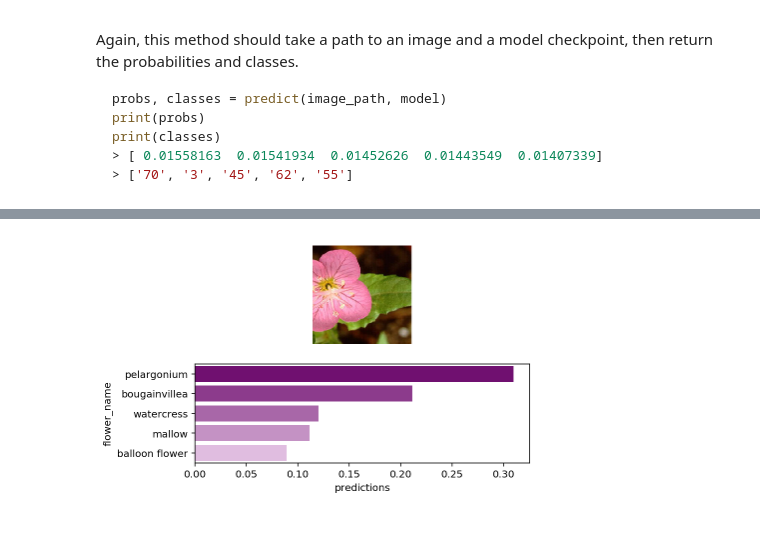
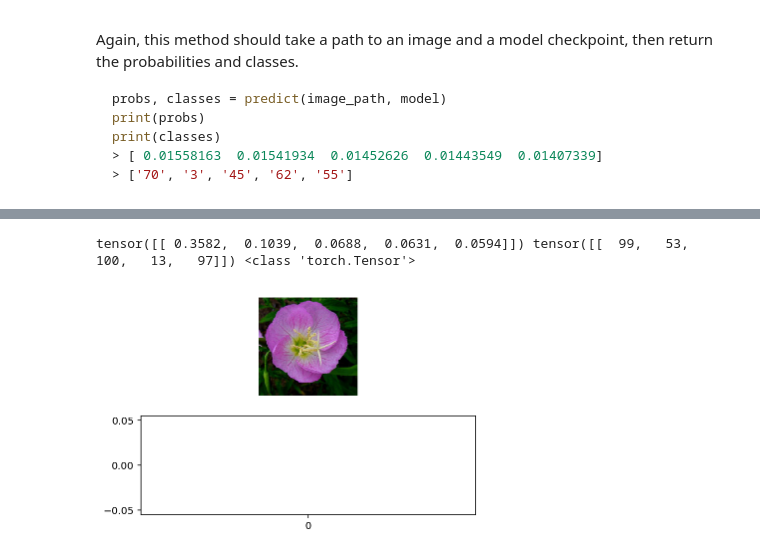
Before and after one commit to jim2236/Image_Classifier_Udacity, a Jupyter notebook: Image Classifier Project.ipynb, the cells around one changed output, grey strips where cells are left out. Saved outputs shown, nothing was run; the diff lists cells and outputs as text; code cells hidden in the pictures; blank space fills up the shorter version.

```diff
--- a/Image Classifier Project.ipynb
+++ b/Image Classifier Project.ipynb
@@ -167,7 +185,7 @@ model.to(device)
 # %%
 # Train the network
 
-epochs = 2
+epochs = 1
 steps = 0
 #step_2 = 0
 running_loss = 0
@@ -182,7 +200,7 @@ for epoch in range(epochs):
         optimizer.zero_grad()
 
         logps = model.forward(inputs)
-        loss = criterion(logps, labels)  # what about flower_to_name?
+        loss = criterion(logps, labels)
         loss.backward()
         optimizer.step()
 
@@ -216,3 +234,4 @@ for epoch in range(epochs):
                   f"Validation Accuracy: {accuracy / len(validation_loader): .3f}")
             running_loss = 0
             model.train()
+    print("Done")
@@ -412,7 +467,7 @@ def predict(image_path, model, topk=5):
 
     # TODO: Implement the code to predict the class from an image file
 
-    image = (image_path + 'image_06760.jpg')
+    image = (image_path + 'image_06764.jpg')
 
     image = process_image(image)
 
@@ -444,7 +499,7 @@ You can convert from the class integer encoding to actual flower names with the
 
 filepath = '/home/workspace/aipnd-project/'
 image_path = '/home/workspace/aipnd-project/flowers/test/1/'
-image = image_path + 'image_06760.jpg'
+image = image_path + 'image_06764.jpg'
 
 with open('cat_to_name.json', 'r') as f:
     mapping = json.load(f)
@@ -454,33 +509,34 @@ flower_name = mapping[image_path.split('/')[-2]]
 fig, (ax1, ax2) = plt.subplots(2,1)
 
 #plt.title(flower_name)
 image = process_image(image)
 imshow(image, ax1)
 ax1.axis("off")
 
 
 # predict
 model = load_checkpoint(filepath + 'checkpoint.pth')
 
 top_probs, top_labels = predict(image_path, model)
-
+print(top_probs, top_labels, type(top_labels))
 #top_probs, top_labels, top_flowers = predict(image_path, model)
 
 # Create a pandas dataframe joining class to flower_name
 labels = pd.DataFrame({'class': pd.Series(model.class_to_idx), 'flower_name': pd.Series(cat_to_name)})
 labels = labels.set_index('class')
 
 # Limit the dataframe to top labels and add their predictions
 labels = labels.iloc[top_labels[0]]
 labels['predictions'] = top_probs[0]
 
 # creating a separate subplot
 plt.subplot(2,1,2)
 
 # setting the color pallete to purple with seaborn
 with sns.light_palette('purple', reverse=True):
-    sns.barplot(x=labels['predictions'], y=labels['flower_name'])
+    sns.barplot() #x=labels['predictions'], y=labels['flower_name'])
 
 plt.show()
 # %% [output]
+tensor([[ 0.3582,  0.1039,  0.0688,  0.0631,  0.0594]]) tensor([[  99,   53,  100,   13,   97]]) <class 'torch.Tensor'>
-[figure, old version]
+[figure, new version]
```
Also changed, not shown: parts of 6 cells of this notebook.
